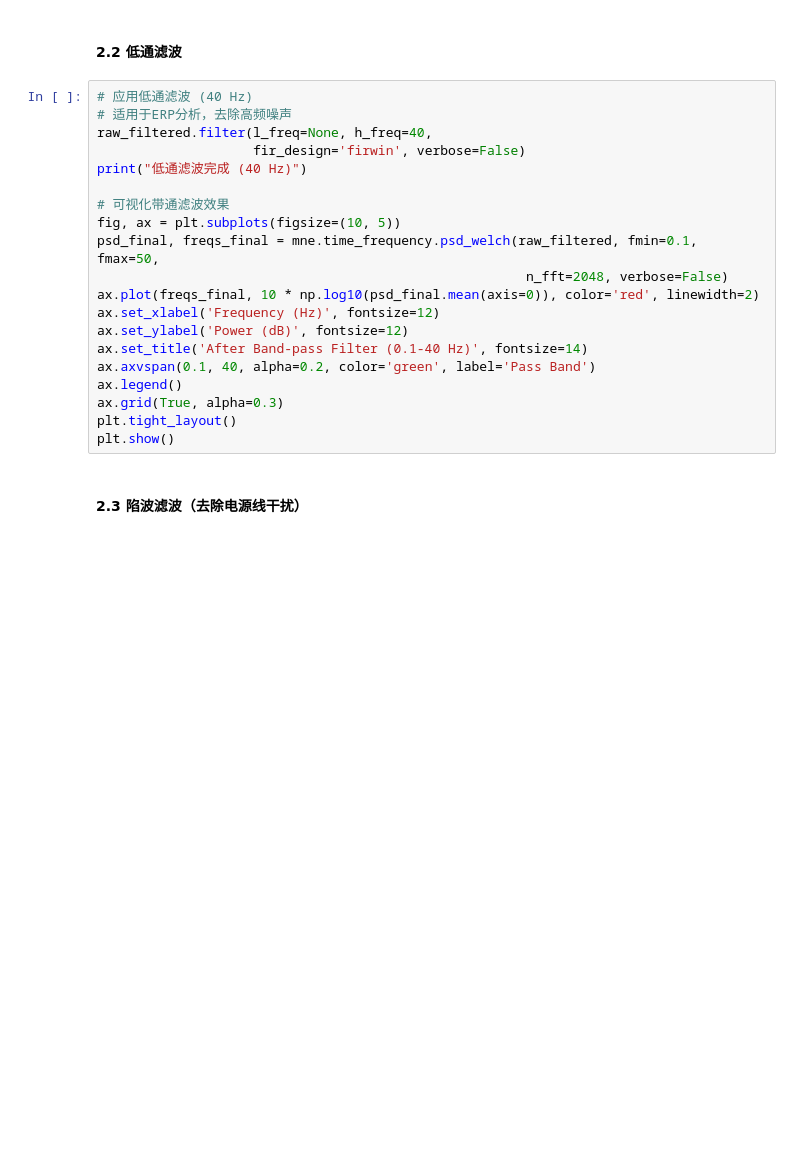
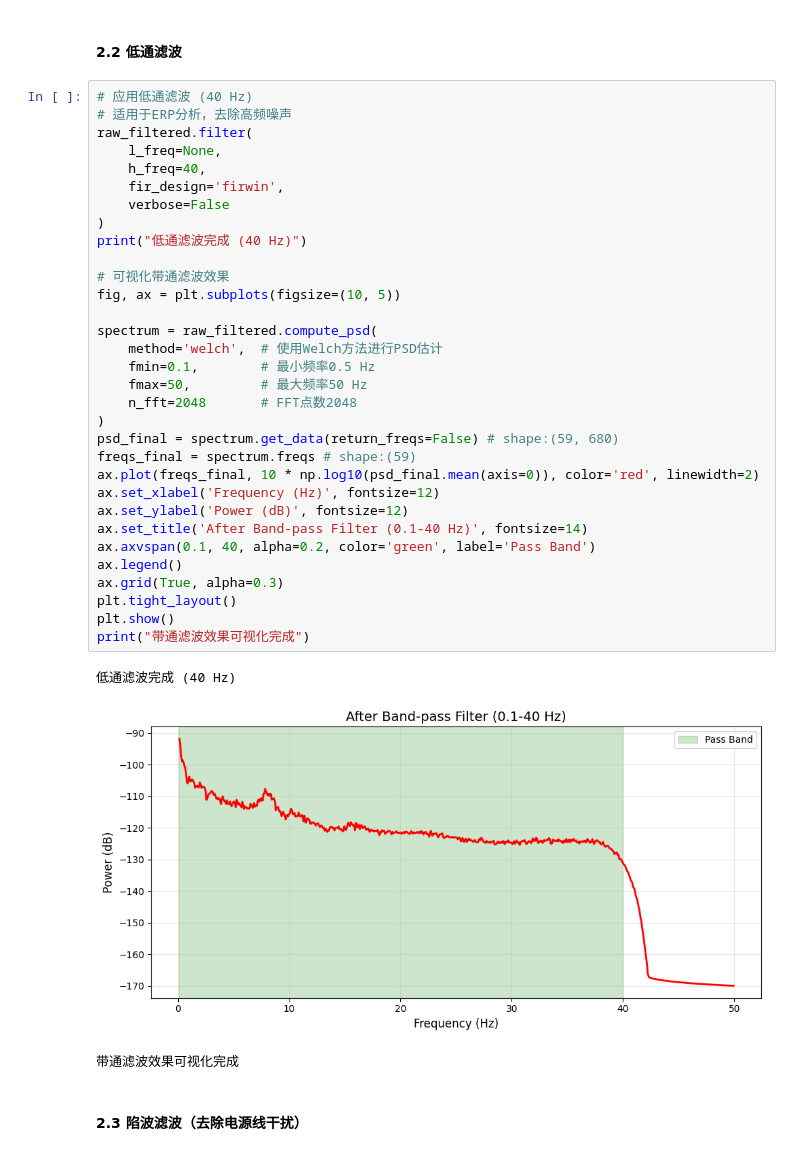
Before and after one commit to usstziyi/ERP-1, a Jupyter notebook: notebooks/Unit_02_EEG_Preprocessing_Basics.ipynb, the cells around one changed output. Drawn from its saved outputs; the diff is of its cells as text; blank space fills up the shorter version.

```diff
--- a/notebooks/Unit_02_EEG_Preprocessing_Basics.ipynb
+++ b/notebooks/Unit_02_EEG_Preprocessing_Basics.ipynb
@@ -169,23 +204,39 @@ plt.show()
 # %%
 # 应用低通滤波 (40 Hz)
 # 适用于ERP分析，去除高频噪声
-raw_filtered.filter(l_freq=None, h_freq=40,
-                    fir_design='firwin', verbose=False)
+raw_filtered.filter(
+    l_freq=None,
+    h_freq=40,
+    fir_design='firwin',
+    verbose=False
+)
 print("低通滤波完成 (40 Hz)")
 
 # 可视化带通滤波效果
 fig, ax = plt.subplots(figsize=(10, 5))
-psd_final, freqs_final = mne.time_frequency.psd_welch(raw_filtered, fmin=0.1, fmax=50,
-                                                       n_fft=2048, verbose=False)
+
+spectrum = raw_filtered.compute_psd(
+    method='welch',  # 使用Welch方法进行PSD估计
+    fmin=0.1,        # 最小频率0.5 Hz
+    fmax=50,         # 最大频率50 Hz
+    n_fft=2048       # FFT点数2048
+)
+psd_final = spectrum.get_data(return_freqs=False) # shape:(59, 680)
+freqs_final = spectrum.freqs # shape:(59)
 ax.plot(freqs_final, 10 * np.log10(psd_final.mean(axis=0)), color='red', linewidth=2)
 ax.set_xlabel('Frequency (Hz)', fontsize=12)
 ax.set_ylabel('Power (dB)', fontsize=12)
 ax.set_title('After Band-pass Filter (0.1-40 Hz)', fontsize=14)
 ax.axvspan(0.1, 40, alpha=0.2, color='green', label='Pass Band')
 ax.legend()
 ax.grid(True, alpha=0.3)
 plt.tight_layout()
 plt.show()
+print("带通滤波效果可视化完成")
+# %% [output]
+低通滤波完成 (40 Hz)
+[figure, added]
+带通滤波效果可视化完成
 # %% [markdown]
 #### 2.3 陷波滤波（去除电源线干扰）
 # %%
```
Also changed, not shown: parts of 19 cells of this notebook.
